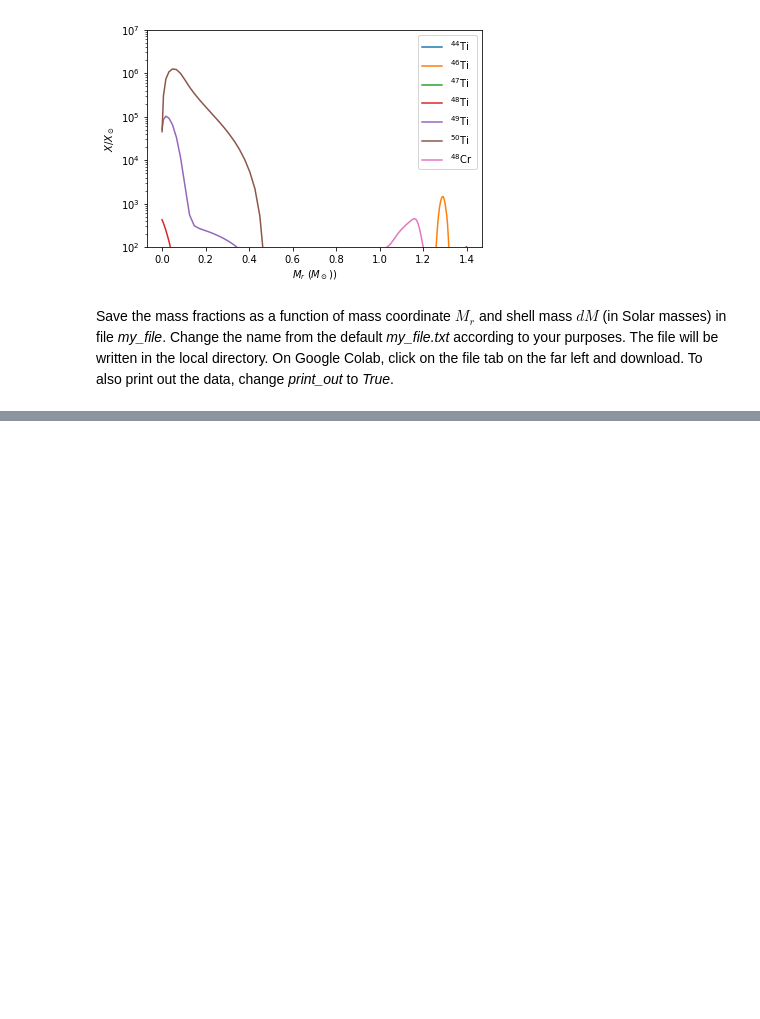
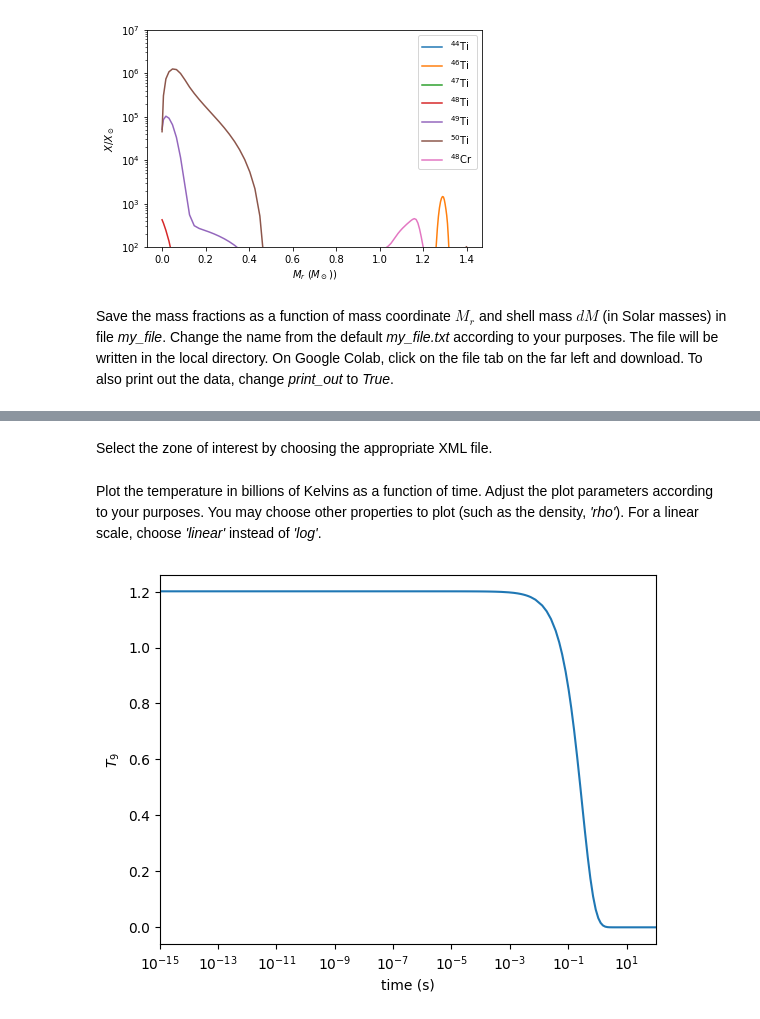
Before and after one commit to mbradle/NRLEE-Nucleosynthesis, a Jupyter notebook: nrlee.ipynb, the cells around one changed output, grey strips where cells are left out. Drawn from its saved outputs; the diff is of its cells as text; code cells hidden in the pictures; blank space fills up the shorter version.

Commit message:
Add individual zone capabilities.

```diff
--- a/nrlee.ipynb
+++ b/nrlee.ipynb
@@ -336,0 +349,13 @@ if print_out:
+# %% [markdown]
+Select the zone of interest by choosing the appropriate XML file.
+# %%
+my_file = '6.31e+06.xml'
+
+my_xml = wx.Xml(model + '/zones/' + my_file)
+# %% [markdown]
+Plot the temperature in billions of Kelvins as a function of time.  Adjust the plot parameters according to your purposes.  You may choose other properties to plot (such as the density, *'rho'*).  For a linear scale, choose *'linear'* instead of *'log'*.
+# %%
+my_xml.plot_property_vs_property('time', 't9', xscale = 'log', xlim = [1.e-15,100], xlabel = 'time (s)',
+                                 ylabel = '$T_9$')
+# %% [output]
+[figure, added]
```
Also changed, not shown: parts of 19 cells of this notebook.
